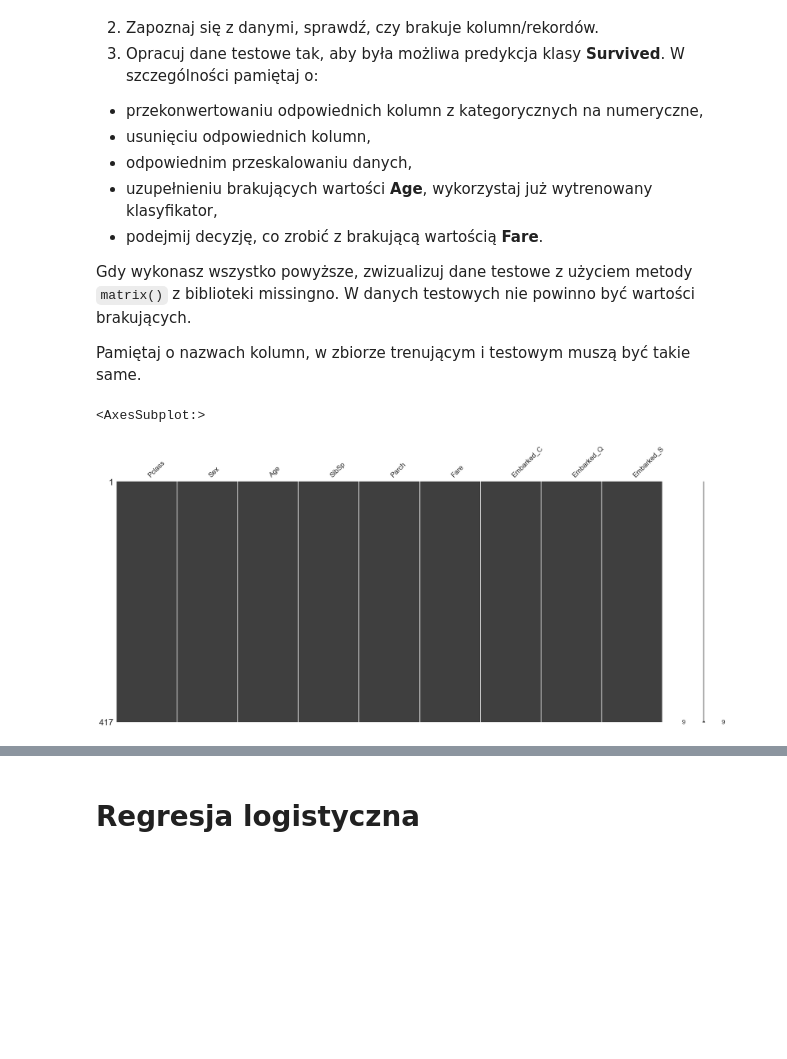
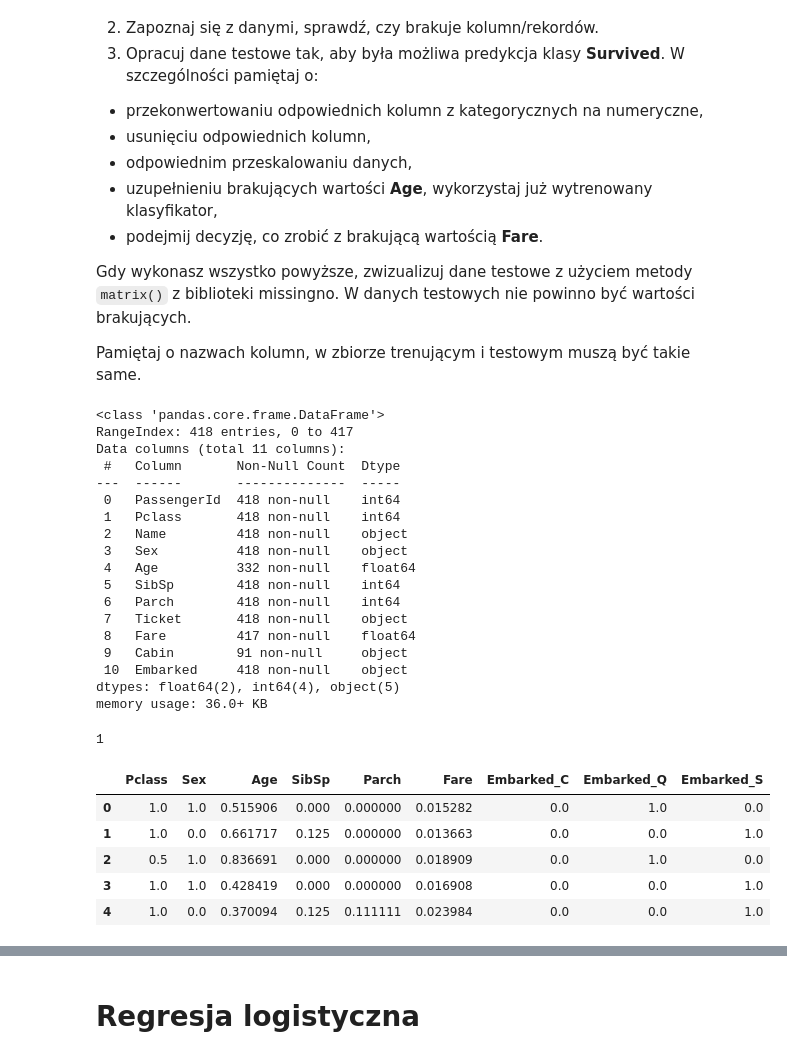
Before and after one commit to proman3419/AGH-WIET-INF-PSI-2022, a Jupyter notebook: lab1/lab_1_introduction.ipynb, the cells around one changed output, grey strips where cells are left out. Drawn from its saved outputs; the diff is of its cells as text; code cells hidden in the pictures; blank space fills up the shorter version.

```diff
--- a/lab1/lab_1_introduction.ipynb
+++ b/lab1/lab_1_introduction.ipynb
@@ -549,11 +545,29 @@ Wykonaj poniższe czynności:
 Gdy wykonasz wszystko powyższe, zwizualizuj dane testowe z użyciem metody `matrix()` z biblioteki missingno. W danych testowych nie powinno być wartości brakujących.
 
 Pamiętaj o nazwach kolumn, w zbiorze trenującym i testowym muszą być takie same.
+# %%
+test_data = pd.read_csv("titanic_test.csv")
+test_data.info()
+# %% [output]
+<class 'pandas.core.frame.DataFrame'>
+RangeIndex: 418 entries, 0 to 417
+Data columns (total 11 columns):
+ #   Column       Non-Null Count  Dtype
+---  ------       --------------  -----
+ 0   PassengerId  418 non-null    int64
+ 1   Pclass       418 non-null    int64
+ 2   Name         418 non-null    object
+ 3   Sex          418 non-null    object
+ 4   Age          332 non-null    float64
+ 5   SibSp        418 non-null    int64
+ 6   Parch        418 non-null    int64
+ 7   Ticket       418 non-null    object
+ 8   Fare         417 non-null    float64
+ 9   Cabin        91 non-null     object
+ 10  Embarked     418 non-null    object
+dtypes: float64(2), int64(4), object(5)
+memory usage: 36.0+ KB
 # %%
-from missingno import matrix
-
-test_data = pd.read_csv("titanic_test.csv")
-
 # remove
 test_data.drop(columns=["Cabin", "Name", "Ticket", "PassengerId"], inplace=True)
 
@@ -567,9 +581,22 @@ predict = model.predict(X_test)
 test_data.loc[test_data["Age"].isna(), "Age"] = predict
 
 # there's only one missing value for Fare, remove it
+print(test_data["Fare"].isnull().sum())
 test_data = test_data[test_data["Fare"].notna()]
 
-matrix(df=test_data)
+# scale
+data_columns = test_data.columns
+scaler = MinMaxScaler()
+test_data = DataFrame(scaler.fit_transform(test_data))
+test_data.columns = data_columns
 # %% [output]
-<AxesSubplot:>
+1
-[figure, removed]
+# %%
+test_data.head()
+# %% [output]
+|  | Pclass | Sex | Age | SibSp | Parch | Fare | Embarked_C | Embarked_Q | Embarked_S |
+| 0 | 1.0 | 1.0 | 0.515906 | 0.000 | 0.000000 | 0.015282 | 0.0 | 1.0 | 0.0 |
+| 1 | 1.0 | 0.0 | 0.661717 | 0.125 | 0.000000 | 0.013663 | 0.0 | 0.0 | 1.0 |
+| 2 | 0.5 | 1.0 | 0.836691 | 0.000 | 0.000000 | 0.018909 | 0.0 | 1.0 | 0.0 |
+| 3 | 1.0 | 1.0 | 0.428419 | 0.000 | 0.000000 | 0.016908 | 0.0 | 0.0 | 1.0 |
+| 4 | 1.0 | 0.0 | 0.370094 | 0.125 | 0.111111 | 0.023984 | 0.0 | 0.0 | 1.0 |
```
Also changed, not shown: parts of 17 cells of this notebook.
